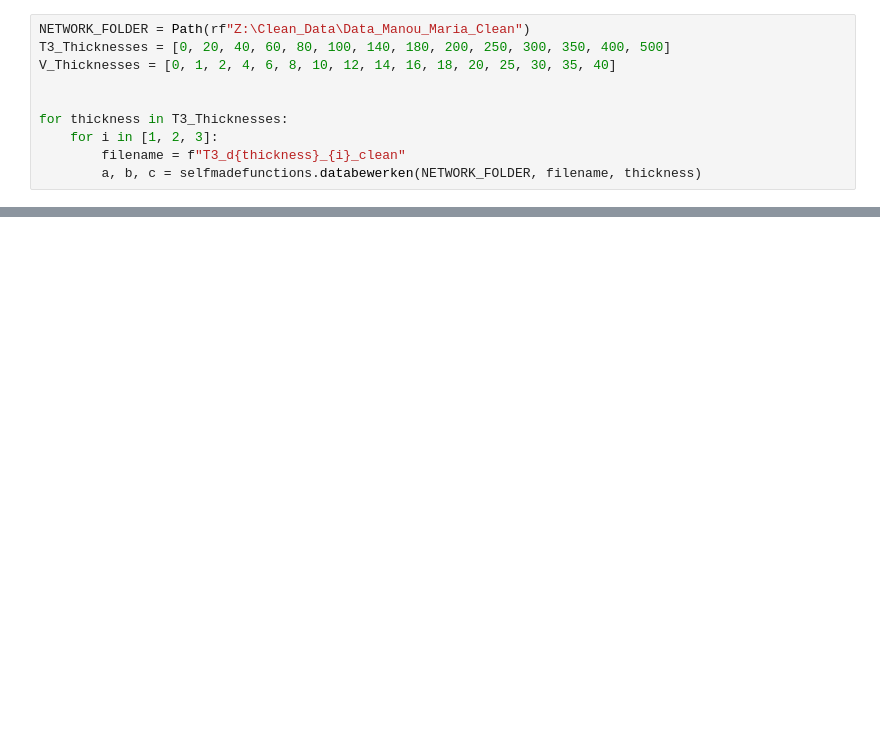
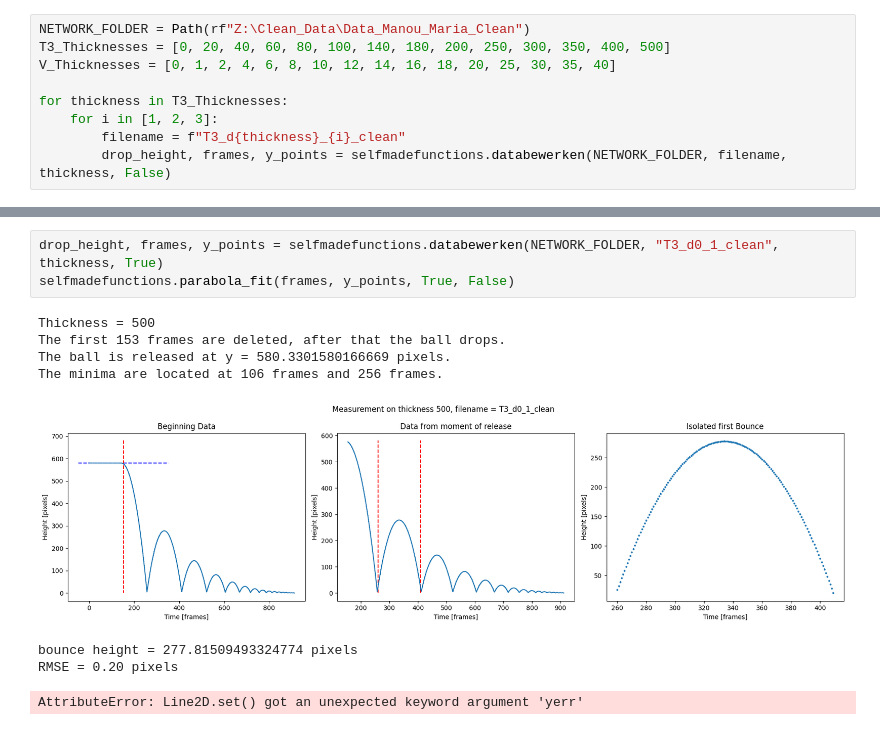
Before and after one commit to joshuadijksman/paperstack, a Jupyter notebook: Manou_version/code/dataread.ipynb, the cells around one changed output, grey strips where cells are left out. Saved outputs shown, nothing was run; the diff lists cells and outputs as text; blank space fills up the shorter version.

Commit message:
Made a function that fits a parabola
Wrote a function that fits a parabola to the isolated first bounce.

```diff
--- a/Manou_version/code/dataread.ipynb
+++ b/Manou_version/code/dataread.ipynb
@@ -18,8 +17,7 @@ NETWORK_FOLDER = Path(rf"Z:\Clean_Data\Data_Manou_Maria_Clean")
 T3_Thicknesses = [0, 20, 40, 60, 80, 100, 140, 180, 200, 250, 300, 350, 400, 500]
 V_Thicknesses = [0, 1, 2, 4, 6, 8, 10, 12, 14, 16, 18, 20, 25, 30, 35, 40]
 
-
 for thickness in T3_Thicknesses:
     for i in [1, 2, 3]:
         filename = f"T3_d{thickness}_{i}_clean"
-        a, b, c = selfmadefunctions.databewerken(NETWORK_FOLDER, filename, thickness)
+        drop_height, frames, y_points = selfmadefunctions.databewerken(NETWORK_FOLDER, filename, thickness, False)
@@ -63,0 +24,12 @@ The ball is released at y = 593.2003184333337 pixels.
+# %%
+drop_height, frames, y_points = selfmadefunctions.databewerken(NETWORK_FOLDER, "T3_d0_1_clean", thickness, True)
+selfmadefunctions.parabola_fit(frames, y_points, True, False)
+# %% [output]
+Thickness = 500
+The first 153 frames are deleted, after that the ball drops.
+The ball is released at y = 580.3301580166669 pixels.
+The minima are located at 106 frames and 256 frames.
+[figure, added]
+bounce height = 277.81509493324774 pixels
+RMSE = 0.20 pixels
+AttributeError: Line2D.set() got an unexpected keyword argument 'yerr'
```
Also changed, not shown: parts of 3 cells of this notebook, 1 other file.
